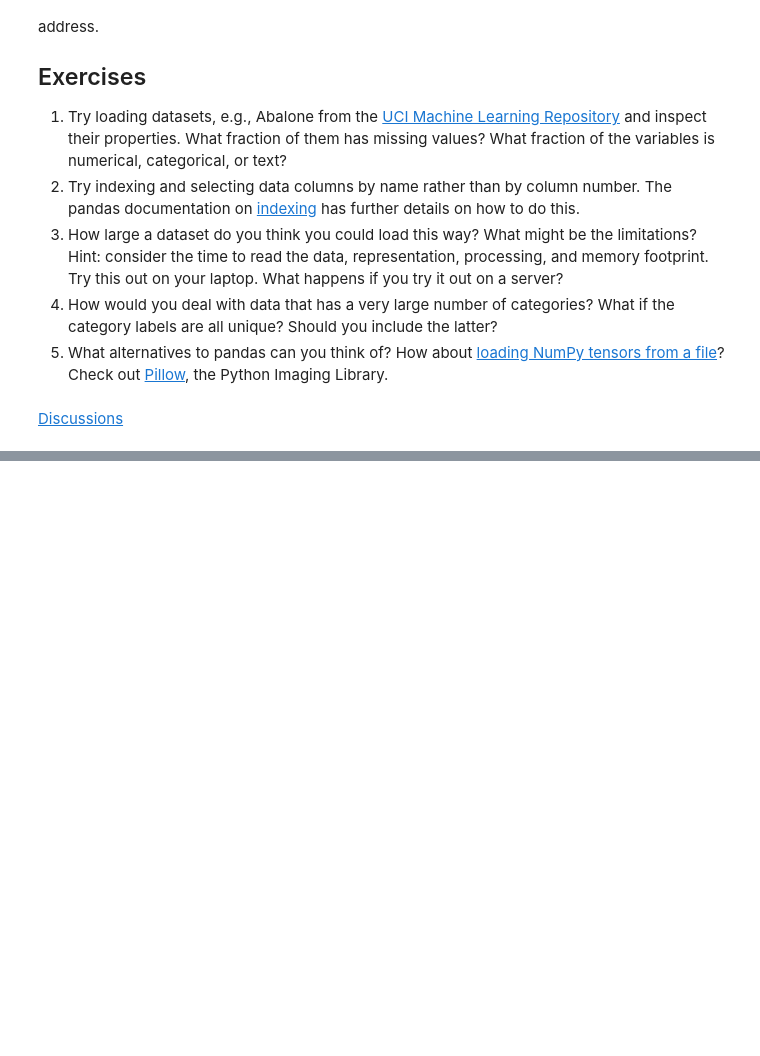
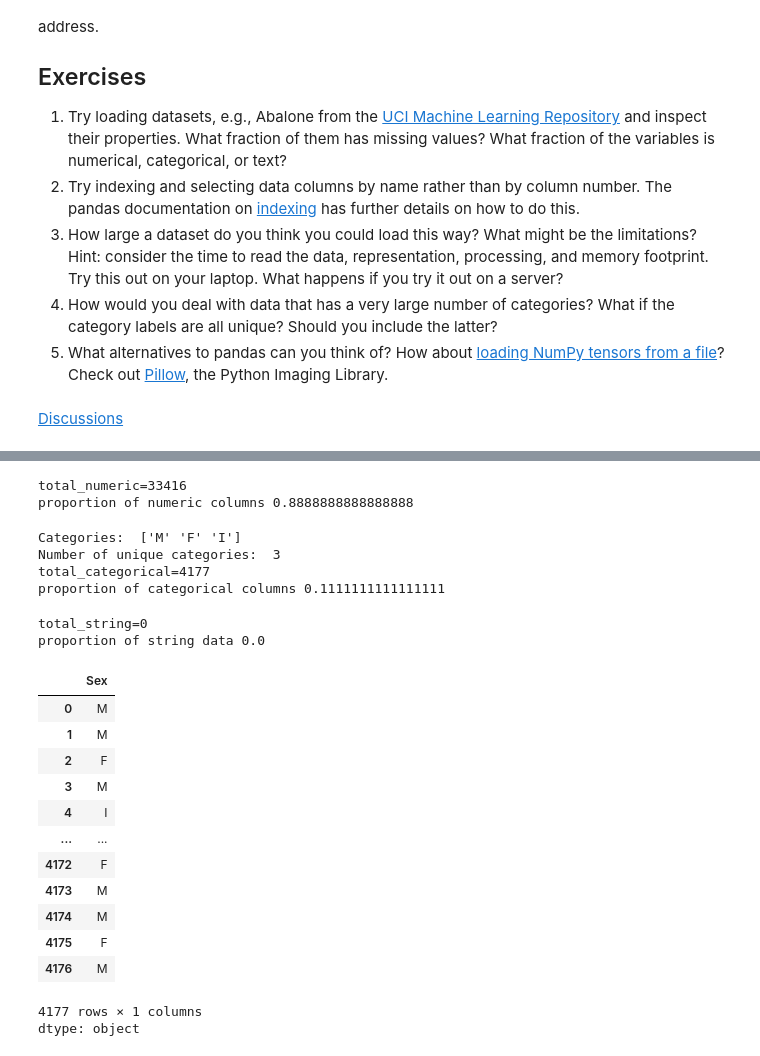
Before and after one commit to anmho/d2l, a Jupyter notebook: chapter_preliminaries/pandas.ipynb, the cells around one changed output, grey strips where cells are left out. Saved outputs shown, nothing was run; the diff lists cells and outputs as text; code cells hidden in the pictures; blank space fills up the shorter version.

```diff
--- a/chapter_preliminaries/pandas.ipynb
+++ b/chapter_preliminaries/pandas.ipynb
@@ -180,0 +262,17 @@ the type of problems you may need to address.
+# %%
+from ucimlrepo import fetch_ucirepo
+import pandas as pd
+import numpy as np
+
+# fetch dataset
+abalone = fetch_ucirepo(id=1)
+print(abalone.variables)
+
+
+# data (as pandas dataframes)
+X = abalone.data.features
+y = abalone.data.targets
+
+data = pd.concat([X, y], axis=1)
+total_items = data.size
+print(f"{total_items=}")
@@ -180,0 +297,50 @@ the type of problems you may need to address.
+# %%
+number_df = data.select_dtypes(include=[np.number])
+total_numeric = number_df.size
+print(f"{total_numeric=}")
+print(f"proportion of numeric columns {total_numeric / total_items}")
+# %% [output]
+total_numeric=33416
+proportion of numeric columns 0.8888888888888888
+# %%
+category_df = data.select_dtypes(include=[pd.Categorical])
+print("Categories: ", category_df.Sex.unique())
+print("Number of unique categories: ", category_df.Sex.nunique())
+
+total_categorical = category_df.size
+
+print(f"{total_categorical=}")
+print(f"proportion of categorical columns {total_categorical / total_items}")
+# %% [output]
+Categories:  ['M' 'F' 'I']
+Number of unique categories:  3
+total_categorical=4177
+proportion of categorical columns 0.1111111111111111
+# %%
+text_df = data.select_dtypes(include=["string"])
+total_string = text_df.size
+print(f"{total_string=}")
+print(f"proportion of string data {total_string / total_items}")
+# zero string data
+# %% [output]
+total_string=0
+proportion of string data 0.0
+# %%
+# Selecting a column by index
+# Sex column. All rows for the column with index 0
+data.iloc[:, 0]
+# %% [output]
+|  | Sex |
+| 0 | M |
+| 1 | M |
+| 2 | F |
+| 3 | M |
+| 4 | I |
+| ... | ... |
+| 4172 | F |
+| 4173 | M |
+| 4174 | M |
+| 4175 | F |
+| 4176 | M |
+4177 rows × 1 columns
+dtype: object
```
Also changed, not shown: parts of 16 cells of this notebook.
